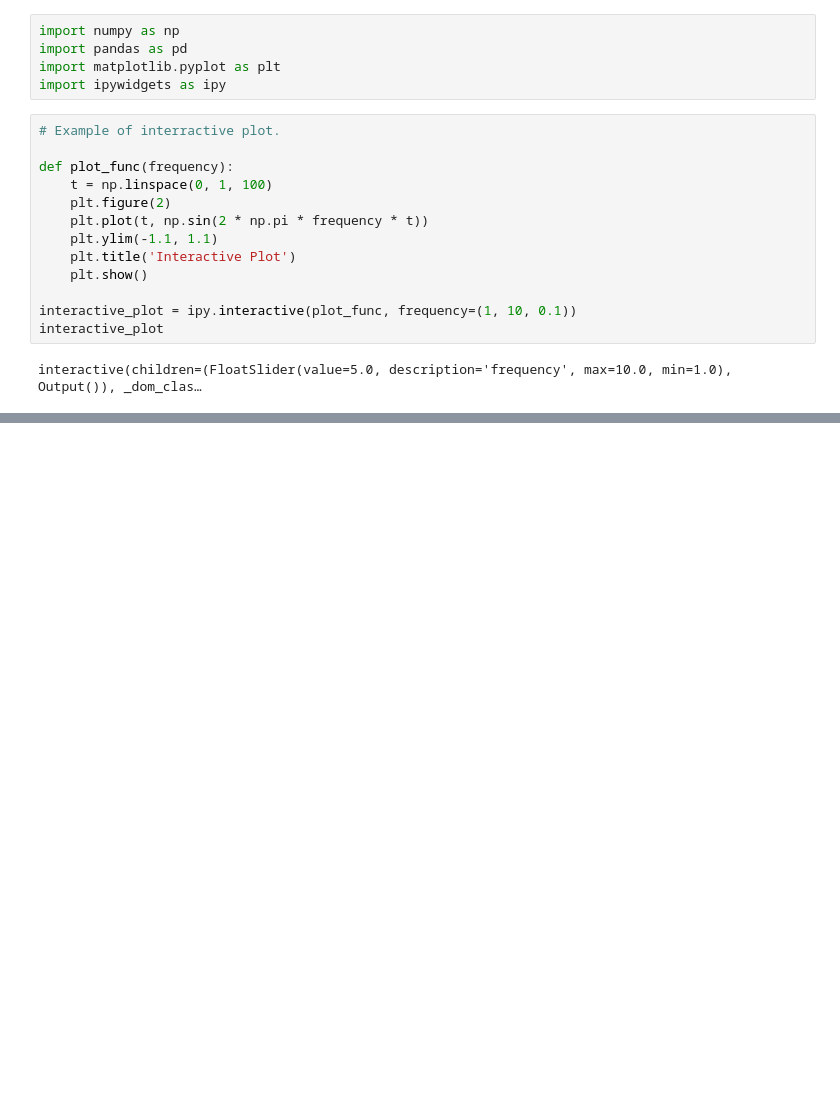
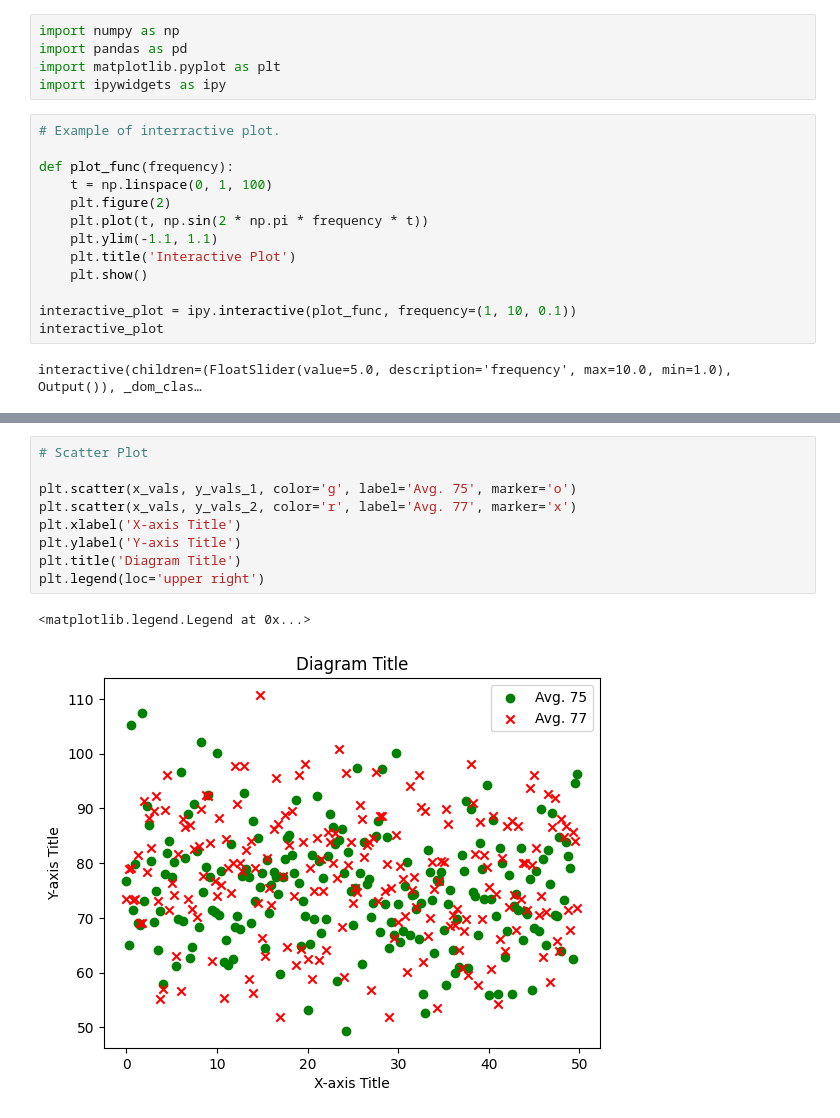
Before and after one commit to Mark12481632/Python-Language, a Jupyter notebook: Matplotlib.ipynb, the cells around one changed output, grey strips where cells are left out. Cells and saved outputs as stored; diff of their text form; blank space fills up the shorter version.

```diff
--- a/Matplotlib.ipynb
+++ b/Matplotlib.ipynb
@@ -57,0 +95,12 @@ plt.legend(loc='upper right')
+# %%
+# Scatter Plot
+
+plt.scatter(x_vals, y_vals_1, color='g', label='Avg. 75', marker='o')
+plt.scatter(x_vals, y_vals_2, color='r', label='Avg. 77', marker='x')
+plt.xlabel('X-axis Title')
+plt.ylabel('Y-axis Title')
+plt.title('Diagram Title')
+plt.legend(loc='upper right')
+# %% [output]
+<matplotlib.legend.Legend at 0x...>
+[figure, added]
```
Also changed, not shown: parts of 2 cells of this notebook.
